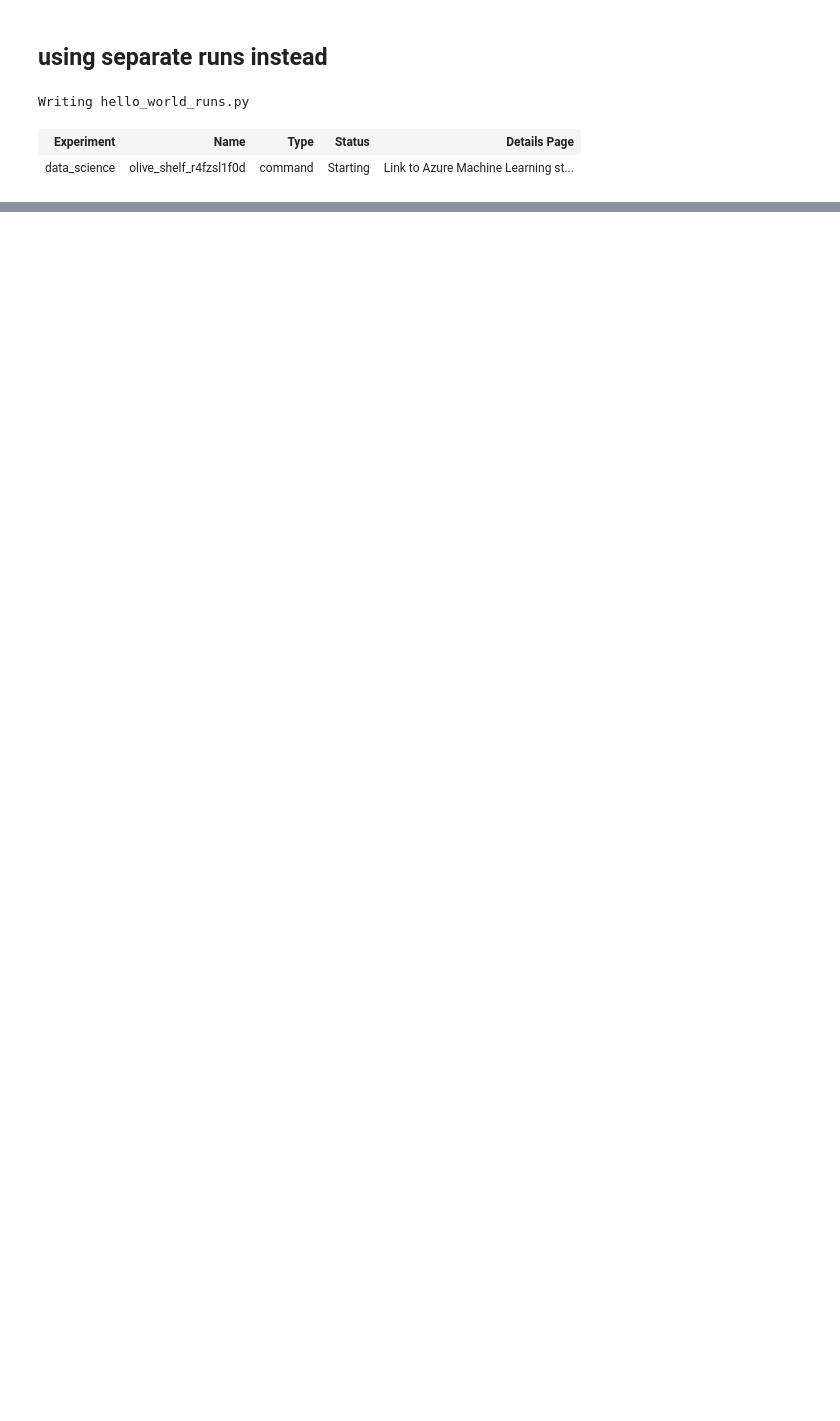
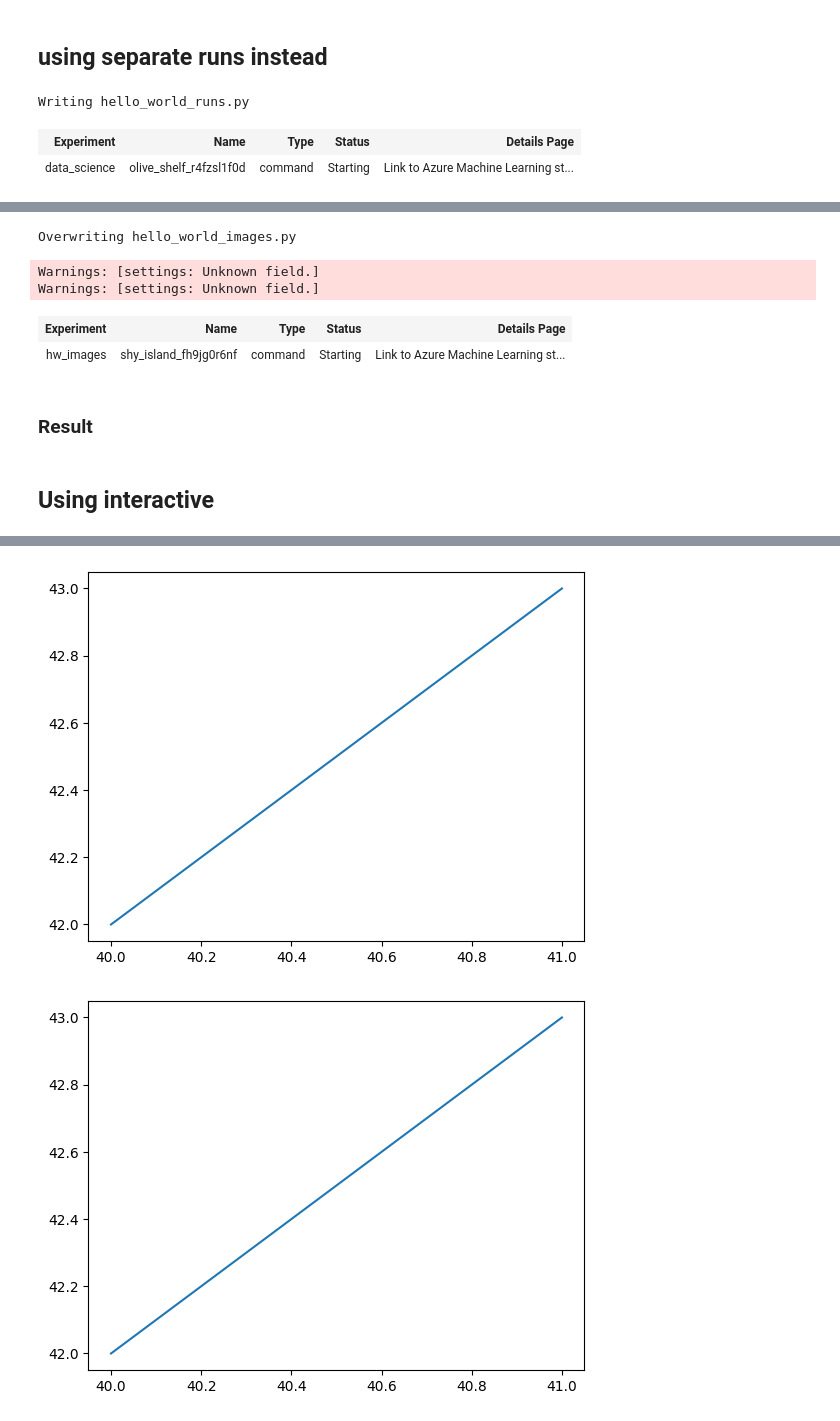
Before and after one commit to JaumeAmoresDS/home, a Jupyter notebook: posts/data_science/playing_with_mlflow.ipynb, the cells around one changed output, grey strips where cells are left out. Drawn from its saved outputs; the diff is of its cells as text; code cells hidden in the pictures; blank space fills up the shorter version.

Commit message:
Added up to using evaluation (fails)

```diff
--- a/posts/data_science/playing_with_mlflow.ipynb
+++ b/posts/data_science/playing_with_mlflow.ipynb
@@ -307,0 +379,65 @@ ml_client.create_or_update(job)
+# %%
+%%writefile hello_world_images.py
+import mlflow
+from hello_world_core import hello_world, parse_args
+import matplotlib.pyplot as plt
+
+def main():
+    """Main function of the script."""
+
+    names = ["John", "Mary", "Ana"]
+    for idx, name in enumerate(names):
+        mlflow.start_run(run_name=str(idx))
+        mlflow.log_param ("name to log", name)
+        mlflow.log_metric ("length", len(name))
+
+        fig, ax = plt.subplots()
+        ax.plot([0+10*len(name), 1+10*len(name)], [2+10*len(name), 3+10*len(name)])
+        mlflow.log_figure(fig, f"figure_{idx}.png")
+
+        mlflow.end_run ()
+        hello_world (name)
+
+if __name__ == "__main__":
+    main()
+# %% [output]
+Overwriting hello_world_images.py
+# %%
+# configure job
+job = command(
+    code=f"./",  # location of source code: in this case, the root folder
+    command="python hello_world_images.py",
+    environment="AzureML-sklearn-1.0-ubuntu20.04-py38-cpu@latest",
+    experiment_name="hw_images",
+    display_name="Hello World with images",
+)
+
+job.settings.default_compute = "jaumecpu"
+
+# submit job
+ml_client.create_or_update(job)
+# %% [output]
+Warnings: [settings: Unknown field.]
+Warnings: [settings: Unknown field.]
+| Experiment | Name | Type | Status | Details Page |
+| hw_images | shy_island_fh9jg0r6nf | command | Starting | Link to Azure Machine Learning st... |
+# %% [markdown]
+### Result
+# %% [markdown]
+## Using interactive
+# %%
+# Set the experiment
+mlflow.set_experiment("mlflow-interactive-4")
+
+names = ["John", "Mary", "Ana"]
+for idx, name in enumerate(names):
+    mlflow.start_run(run_name=str(idx)+"-bis-2")
+    mlflow.log_param ("name to log", name)
+    mlflow.log_metric ("length", len(name))
+
+    fig, ax = plt.subplots()
+    ax.plot([0+10*len(name), 1+10*len(name)], [2+10*len(name), 3+10*len(name)])
+    mlflow.log_figure(fig, f"figure_{idx}.png")
+
+    mlflow.end_run ()
+# %% [output]
@@ -307,0 +445,2 @@ ml_client.create_or_update(job)
+[figure, added]
+[figure, added]
```
Also changed, not shown: parts of 52 cells of this notebook.
